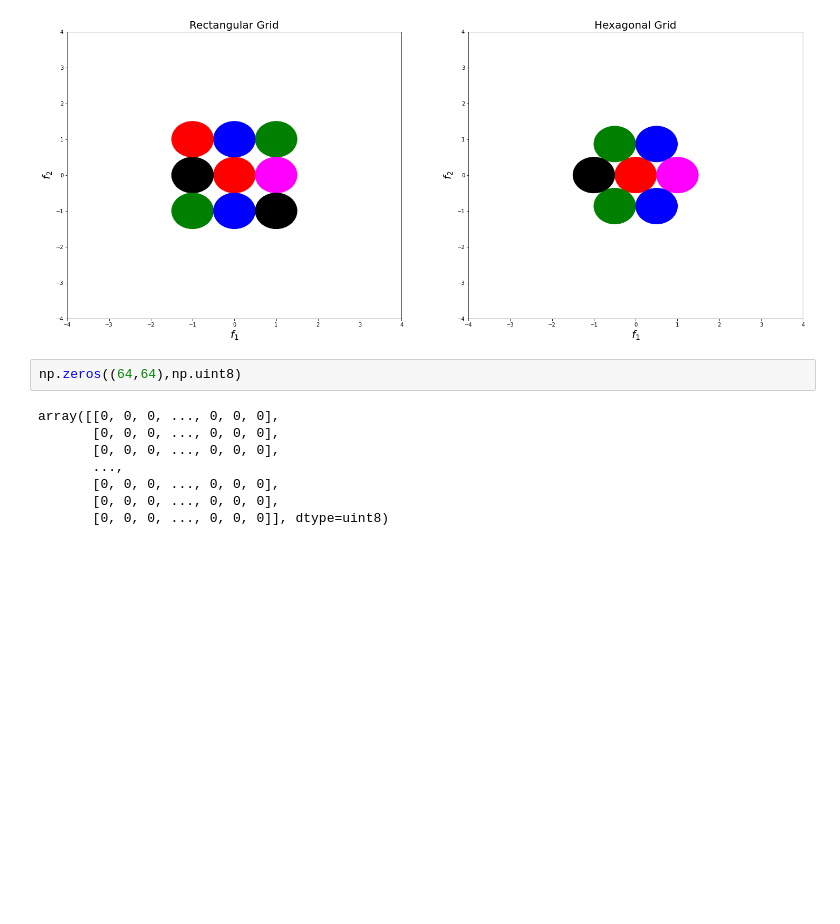
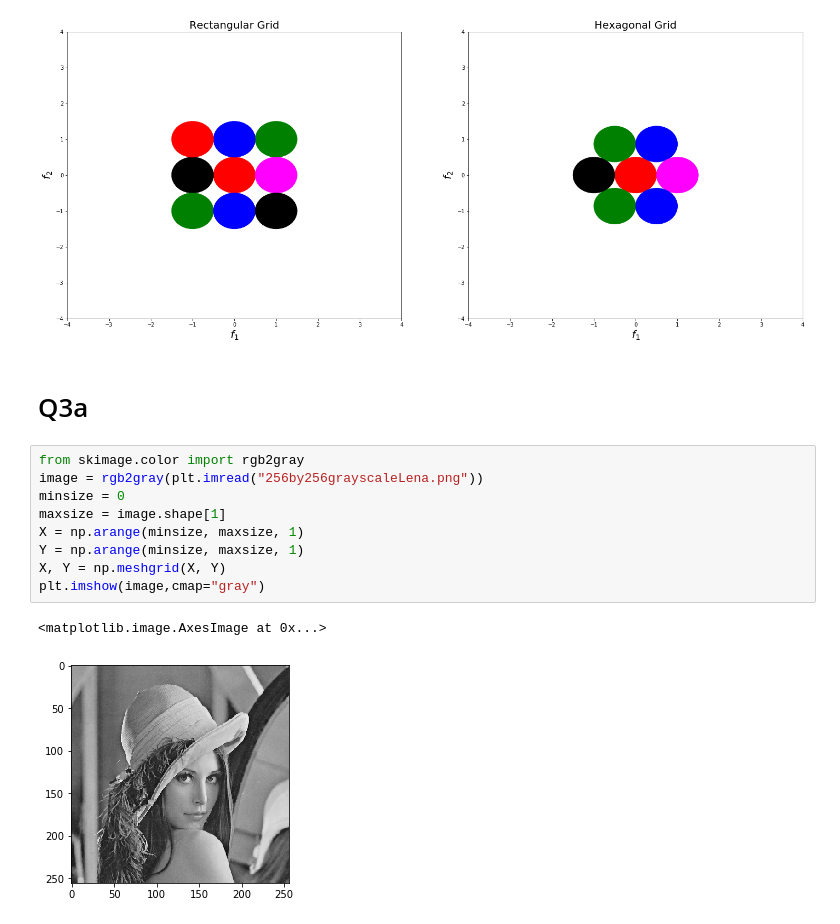
Before and after one commit to kutay-ugurlu/DigitalImageProcessing, a Jupyter notebook: HW1/HW1.ipynb, the cells around one changed output. Cells and saved outputs as stored; diff of their text form; blank space fills up the shorter version.

```diff
--- a/HW1/HW1.ipynb
+++ b/HW1/HW1.ipynb
@@ -316,13 +318,17 @@ plt.ylabel(r'$f_2$',fontsize=20)
 # %% [output]
 Text(0, 0.5, '$f_2$')
 [figure]
-# %%
-np.zeros((64,64),np.uint8)
-# %% [output]
-array([[0, 0, 0, ..., 0, 0, 0],
-       [0, 0, 0, ..., 0, 0, 0],
-       [0, 0, 0, ..., 0, 0, 0],
-       ...,
-       [0, 0, 0, ..., 0, 0, 0],
-       [0, 0, 0, ..., 0, 0, 0],
-       [0, 0, 0, ..., 0, 0, 0]], dtype=uint8)
+# %% [markdown]
+# Q3a
+# %%
+from skimage.color import rgb2gray
+image = rgb2gray(plt.imread("256by256grayscaleLena.png"))
+minsize = 0
+maxsize = image.shape[1]
+X = np.arange(minsize, maxsize, 1)
+Y = np.arange(minsize, maxsize, 1)
+X, Y = np.meshgrid(X, Y)
+plt.imshow(image,cmap="gray")
+# %% [output]
+<matplotlib.image.AxesImage at 0x...>
+[figure, added]
```
Also changed, not shown: parts of 13 cells of this notebook, 1 other file.
